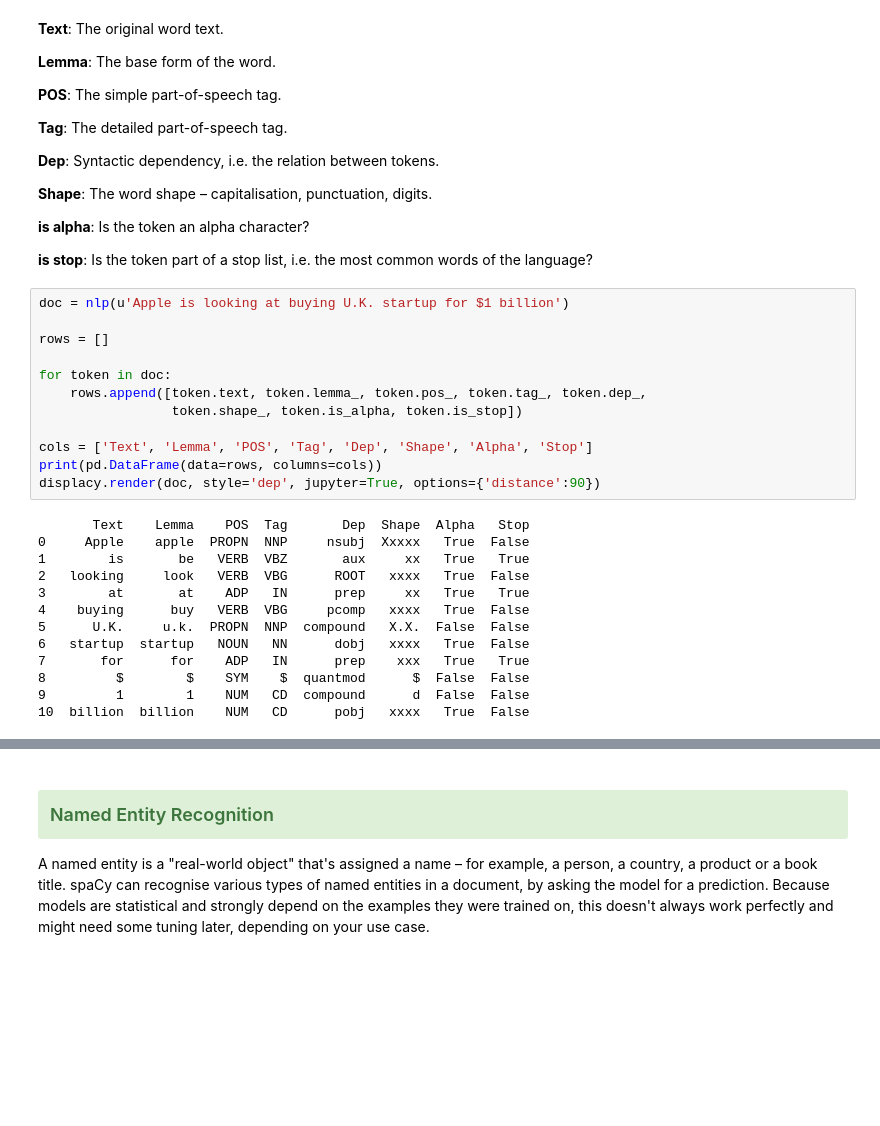
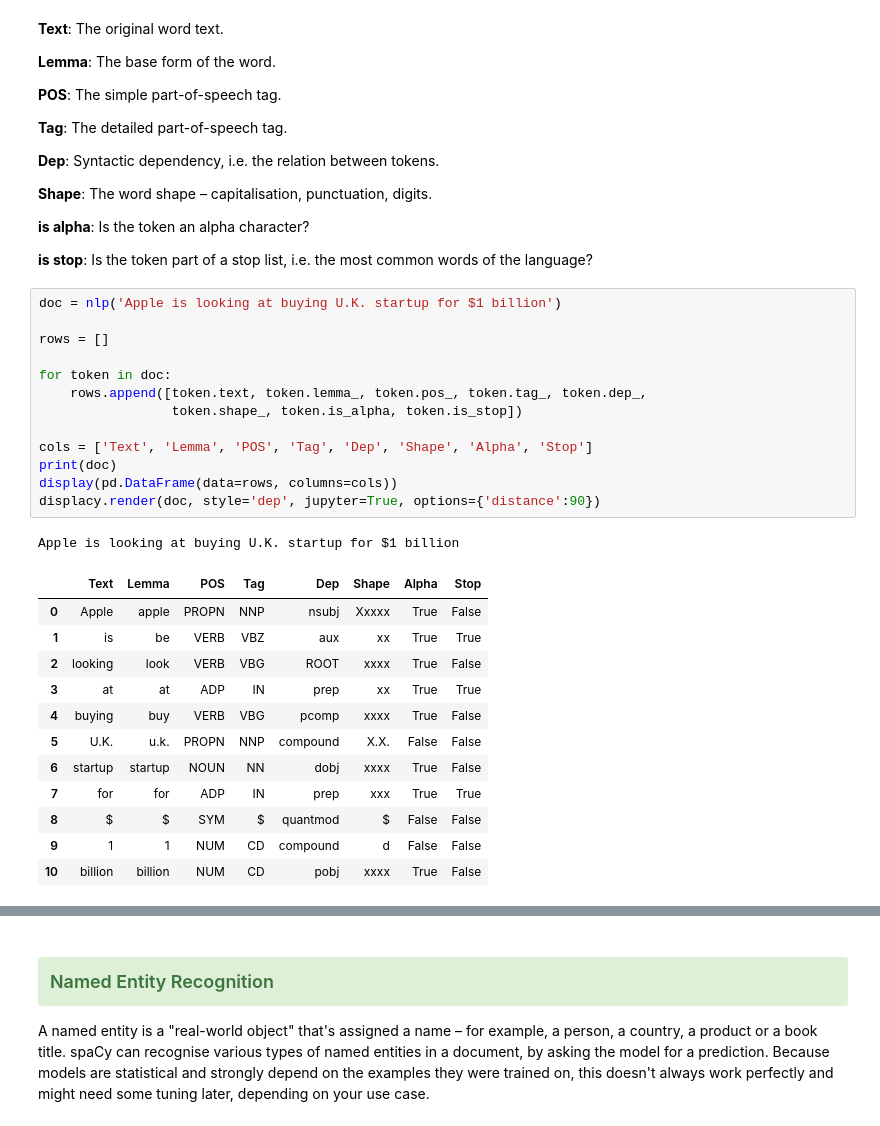
Before and after one commit to AlexFridman/nlp_tutorial_draft, a Jupyter notebook: NLP_Tasks.ipynb, the cells around one changed output, grey strips where cells are left out. Drawn from its saved outputs; the diff is of its cells as text; blank space fills up the shorter version.

```diff
--- a/NLP_Tasks.ipynb
+++ b/NLP_Tasks.ipynb
@@ -49,30 +72,32 @@ The process of marking up a word in a text as corresponding to a particular part
 
 **is stop**: Is the token part of a stop list, i.e. the most common words of the language?
 # %%
-doc = nlp(u'Apple is looking at buying U.K. startup for $1 billion')
+doc = nlp('Apple is looking at buying U.K. startup for $1 billion')
 
 rows = []
 
 for token in doc:
     rows.append([token.text, token.lemma_, token.pos_, token.tag_, token.dep_,
                  token.shape_, token.is_alpha, token.is_stop])
 
 cols = ['Text', 'Lemma', 'POS', 'Tag', 'Dep', 'Shape', 'Alpha', 'Stop']
-print(pd.DataFrame(data=rows, columns=cols))
+print(doc)
+display(pd.DataFrame(data=rows, columns=cols))
 displacy.render(doc, style='dep', jupyter=True, options={'distance':90})
 # %% [output]
-       Text    Lemma    POS  Tag       Dep  Shape  Alpha   Stop
-0     Apple    apple  PROPN  NNP     nsubj  Xxxxx   True  False
-1        is       be   VERB  VBZ       aux     xx   True   True
-2   looking     look   VERB  VBG      ROOT   xxxx   True  False
-3        at       at    ADP   IN      prep     xx   True   True
-4    buying      buy   VERB  VBG     pcomp   xxxx   True  False
-5      U.K.     u.k.  PROPN  NNP  compound   X.X.  False  False
-6   startup  startup   NOUN   NN      dobj   xxxx   True  False
-7       for      for    ADP   IN      prep    xxx   True   True
-8         $        $    SYM    $  quantmod      $  False  False
-9         1        1    NUM   CD  compound      d  False  False
-10  billion  billion    NUM   CD      pobj   xxxx   True  False
+Apple is looking at buying U.K. startup for $1 billion
+|  | Text | Lemma | POS | Tag | Dep | Shape | Alpha | Stop |
+| 0 | Apple | apple | PROPN | NNP | nsubj | Xxxxx | True | False |
+| 1 | is | be | VERB | VBZ | aux | xx | True | True |
+| 2 | looking | look | VERB | VBG | ROOT | xxxx | True | False |
+| 3 | at | at | ADP | IN | prep | xx | True | True |
+| 4 | buying | buy | VERB | VBG | pcomp | xxxx | True | False |
+| 5 | U.K. | u.k. | PROPN | NNP | compound | X.X. | False | False |
+| 6 | startup | startup | NOUN | NN | dobj | xxxx | True | False |
+| 7 | for | for | ADP | IN | prep | xxx | True | True |
+| 8 | $ | $ | SYM | $ | quantmod | $ | False | False |
+| 9 | 1 | 1 | NUM | CD | compound | d | False | False |
+| 10 | billion | billion | NUM | CD | pobj | xxxx | True | False |
 [interactive output not drawn]
 # %% [markdown]
 ### <div class="alert alert-block alert-success">Word-Sense Disambiguation</div>
```
Also changed, not shown: parts of 40 cells of this notebook, 11 other files.
